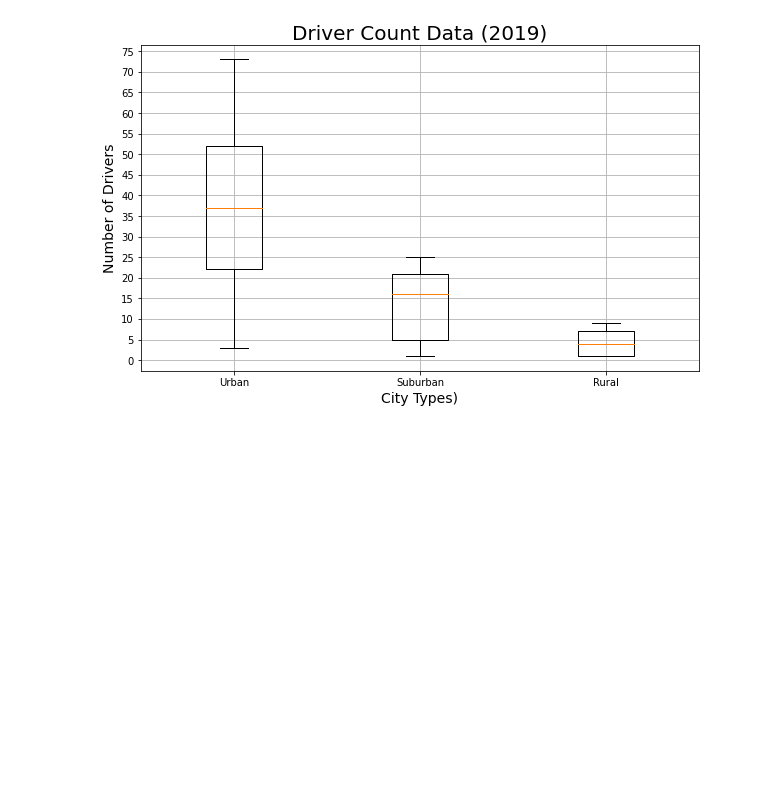
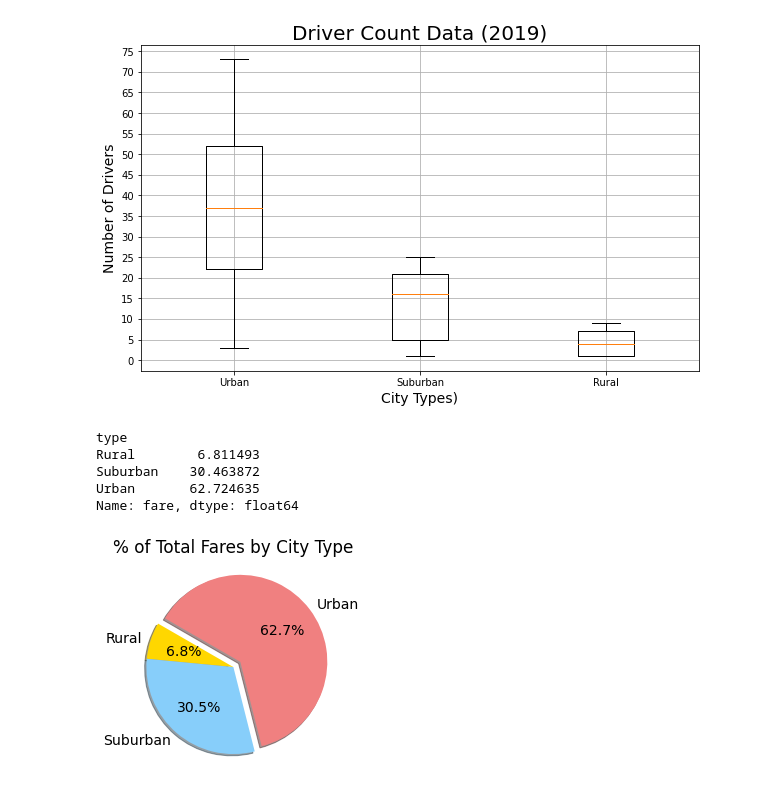
Before and after one commit to amberteets/PyBer_Analysis, a Jupyter notebook: PyBer.ipynb, the cells around one changed output. Saved outputs shown, nothing was run; the diff lists cells and outputs as text; code cells hidden in the pictures; blank space fills up the shorter version.

Commit message:
Pie charts

```diff
--- a/PyBer.ipynb
+++ b/PyBer.ipynb
@@ -427,3 +428,40 @@ plt.savefig("analysis/Fig4.png", facecolor="white")
 plt.show()
 # %% [output]
 [figure]
+# %%
+# Percentage of Fares for Each City Type (Pie Chart)
+# Get total fares for each city type in 2019
+# sum_fares_by_type = pyber_df.groupby(["type"]).sum()["fare"]
+
+# Get combined total fares collected by PyBer in 2019
+# total_fares = pyber_df["fare"].sum()
+
+# Calculate percent of total fare for each city type
+# type_fare_percentages = sum_fares_by_type / total_fares * 100
+
+# Combine above steps into 1 line of code:
+type_fare_percentages = 100* pyber_df.groupby(["type"]).sum()["fare"] / pyber_df["fare"].sum()
+type_fare_percentages
+# %% [output]
+type
+Rural        6.811493
+Suburban    30.463872
+Urban       62.724635
+Name: fare, dtype: float64
+# %%
+# Create Pie Chart
+plt.pie(type_fare_percentages,
+        labels=list(type_fare_percentages.index[0:3]),
+        colors=["gold", "lightskyblue", "lightcoral"],
+       explode=[0, 0, .1],
+       shadow=True,
+       autopct="%.1f%%",
+       startangle=150)
+plt.title("% of Total Fares by City Type")
+# Change the default font size from 10 to 14.
+mpl.rcParams['font.size'] = 14
+# Save figure
+plt.savefig("analysis/Fig5.png", facecolor="white")
+plt.show()
+# %% [output]
+[figure, added]
```
Also changed, not shown: parts of 1 cell of this notebook, 1 other file.
